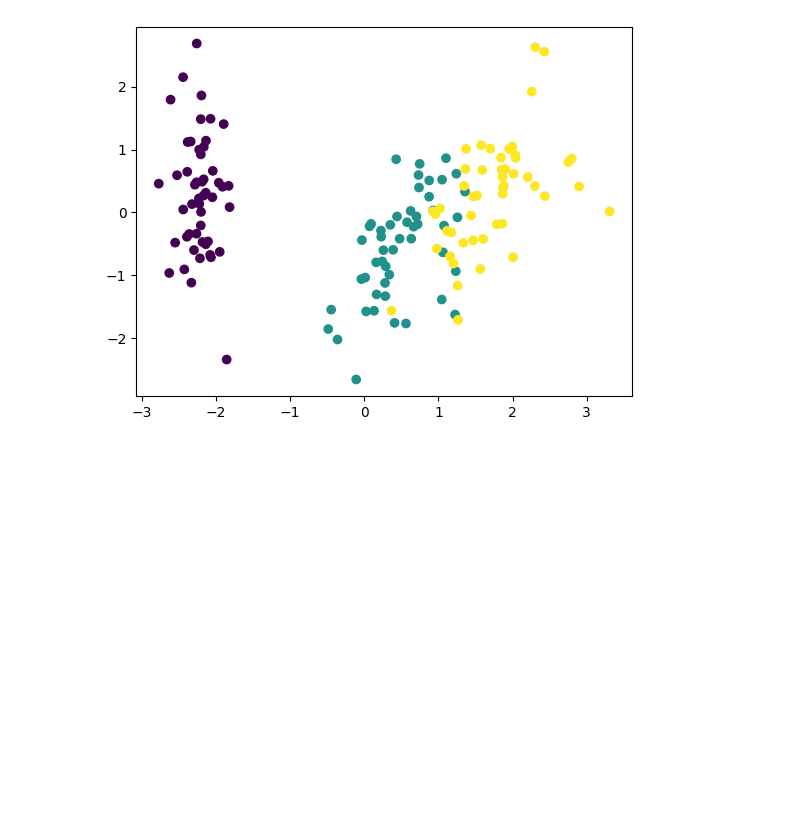
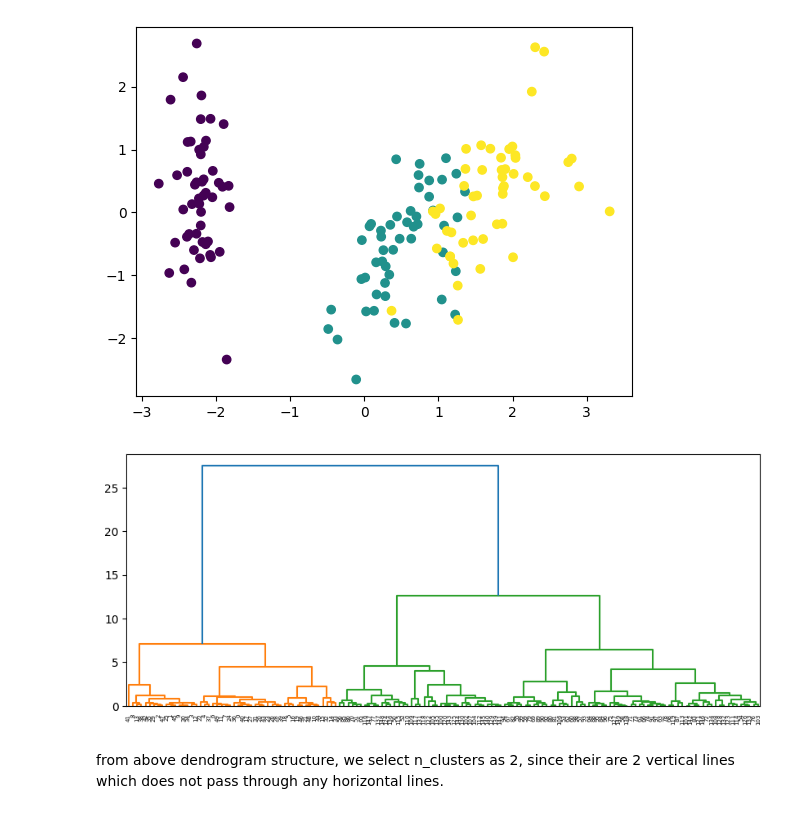
Before and after one commit to NarnindiMounica/Machine_Learning_Works, a Jupyter notebook: Hierarchal_Clustering/implementation.ipynb, the cells around one changed output. Cells and saved outputs as stored; diff of their text form; code cells hidden in the pictures; blank space fills up the shorter version.

Commit message:
Agglomerative clustering using Iris Dataset: visualization

```diff
--- a/Hierarchal_Clustering/implementation.ipynb
+++ b/Hierarchal_Clustering/implementation.ipynb
@@ -72,5 +74,12 @@ plt.show()
 [figure]
 # %%
 #dendrogram structure
+plt.figure(figsize=(10,4))
+ch.dendrogram(ch.linkage(df_scaled_pca, method="ward"))
+plt.show()
+# %% [output]
+[figure, added]
+# %% [markdown]
+from above dendrogram structure, we select n_clusters as 2, since their are 2 vertical lines which does not pass through any horizontal lines.
 # %%
 #implementing agglomerative clustering
```
Also changed, not shown: parts of 3 cells of this notebook.
